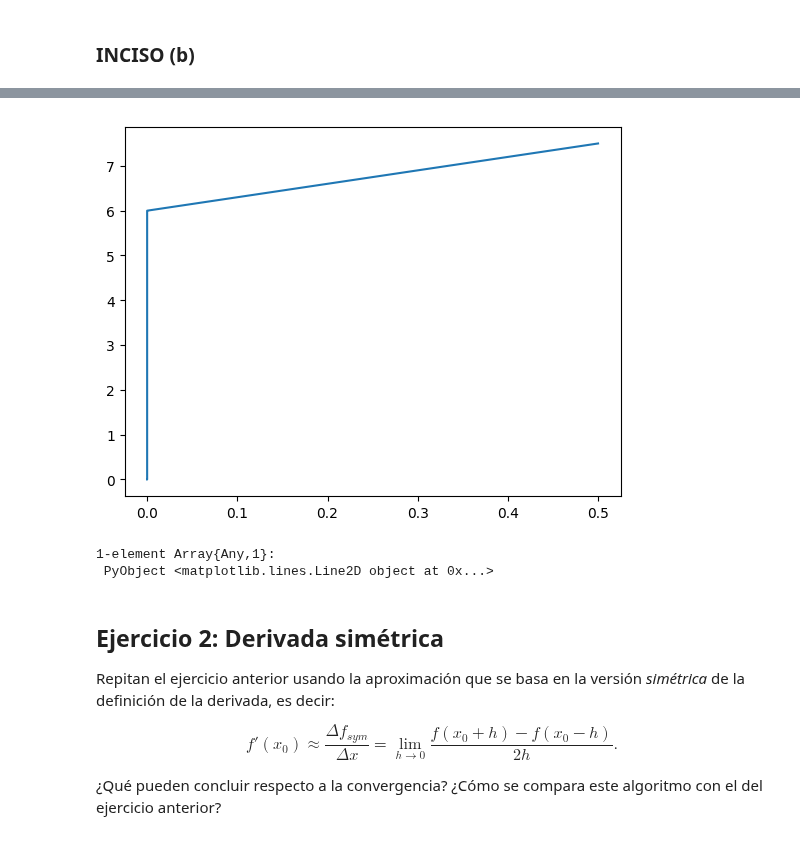
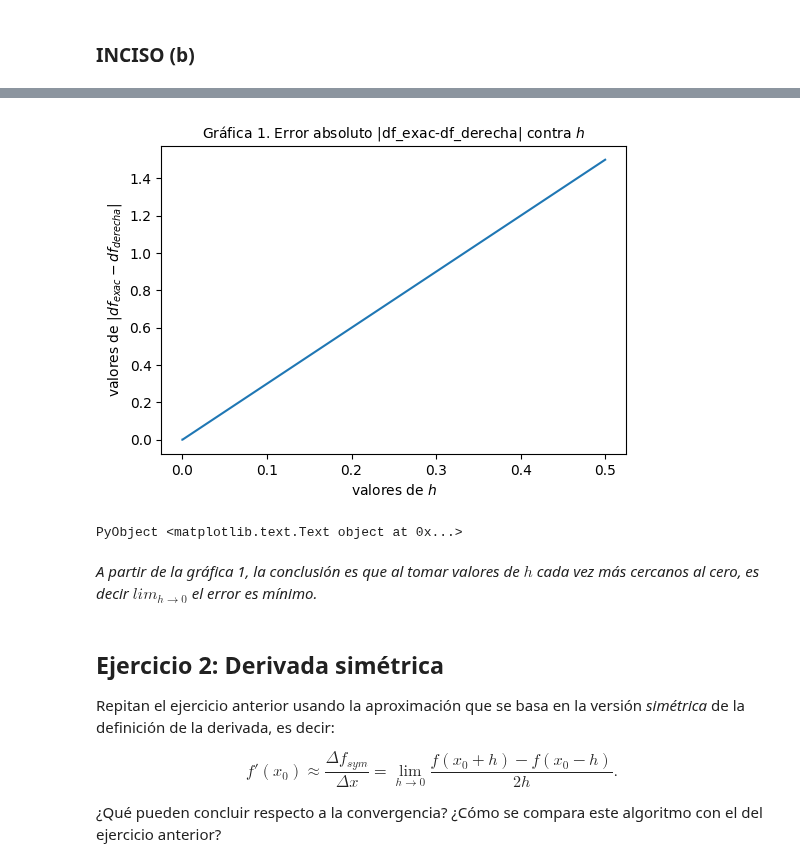
Before and after one commit to lbenet/2017-2_TSFisComputacional-1, a Jupyter notebook: tareas/rene/Tarea2.ipynb, the cells around one changed output, grey strips where cells are left out. Saved outputs shown, nothing was run; the diff lists cells and outputs as text; code cells hidden in the pictures.

```diff
--- a/tareas/rene/Tarea2.ipynb
+++ b/tareas/rene/Tarea2.ipynb
@@ -73,2 +58,0 @@ x=[0.1,.4,.5]
-# %%
-x[3]=0
@@ -77,2 +58,0 @@ x[3]=0
-# %%
-x=[i=0.0 for i=1:10]
@@ -103,12 +58,0 @@ df_derecha(x->3x^2-2,1.0,.1)
-# %%
-h=0.5
-n=100
-x0=1.0
-f(x)=3x^2-2
-x=[i=0.0 for i=1:n]
-y=[i=0.0 for i=1:n]
-for i in 1:n
-   x[i]=h
-   y[i]=abs(df_exac(0.0)-df_derecha(f,x0,x[i]))
-    h=h/2.0
-end
@@ -136,0 +59,13 @@ y
+# %%
+"""
+ errabs()
+
+Esta función crea los vectores x(valores de h) y y(valores de la diferencia entre la derivada derecha y exacta).
+"""
+function errabs(f,x_0,h,n)
+    for i in 1:n
+        x[i]=h
+        y[i]=abs(df_exac(x_0)-df_derecha(f,x_0,h))
+        h=h/2.0
+    end
+end
@@ -137,8 +75,2 @@ y
 # %%
 using PyPlot
-# %%
-plot(x,y)
-# %% [output]
-[figure, removed]
-1-element Array{Any,1}:
- PyObject <matplotlib.lines.Line2D object at 0x...>
@@ -170,3 +77,24 @@ end
+# %%
+n=50
+x_0=1.0
+h=0.5
+x=[i=0.0 for i=1:n]
+y=[i=0.0 for i=1:n]
+errabs(f,x_0,h,n)
+
+figure(figsize=(6,4)) # este comando define el tamaño de la figura
+plot(x,y)    # este comando pinta las componentes "y"(el error) ;
+             # en "x" se expresa el tamño de h
+           # Los vectores *tienen* que tener el mismo número de elementos
+title(L"Gráfica 1. Error absoluto |df_exac-df_derecha| contra $h$", fontsize=10)
+xlabel(L"valores de $h$")
+ylabel(L"valores de $|df_{exac}-df_{derecha}|$")
+# %% [output]
+[figure, added]
+PyObject <matplotlib.text.Text object at 0x...>
+# %% [markdown]
+*A partir de la gráfica 1, la conclusión es que al tomar valores de $h$ cada vez más cercanos al cero, es decir
+$lim_{h\to 0}$ el error es mínimo.*
 # %% [markdown]
 ## Ejercicio 2: Derivada simétrica
 
```
Also changed, not shown: parts of 24 cells of this notebook.
